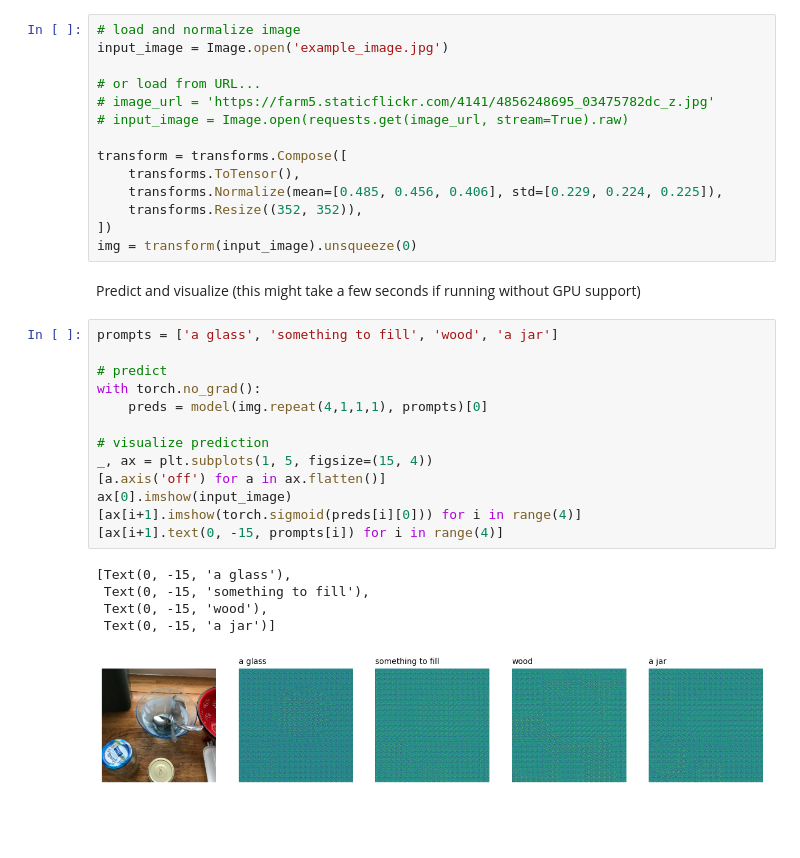
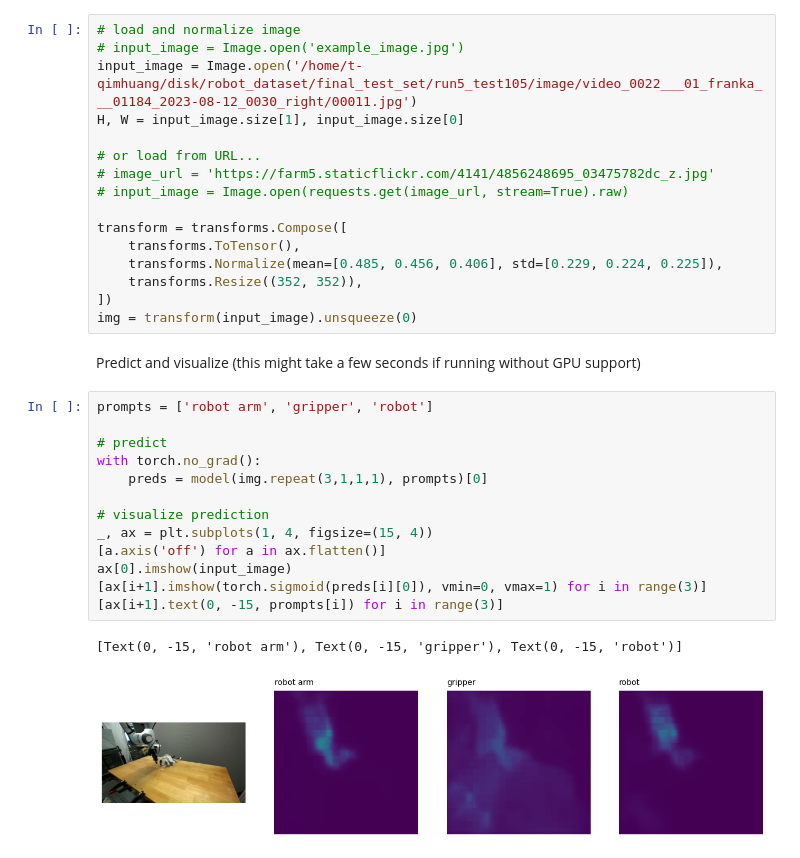
Before and after one commit to ceilingFan456/clipseg, a Jupyter notebook: Quickstart.ipynb, the cells around one changed output. Drawn from its saved outputs; the diff is of its cells as text; blank space fills up the shorter version.

Commit message:
Add robot demo in notebook

```diff
--- a/Quickstart.ipynb
+++ b/Quickstart.ipynb
@@ -21,7 +21,9 @@ _IncompatibleKeys(missing_keys=['clip_model.positional_embedding', 'clip_model.t
 Load and normalize `example_image.jpg`. You can also load through an URL.
 # %%
 # load and normalize image
-input_image = Image.open('example_image.jpg')
+# input_image = Image.open('example_image.jpg')
+input_image = Image.open('/home/t-qimhuang/disk/robot_dataset/final_test_set/run5_test105/image/video_0022___01_franka___01184_2023-08-12_0030_right/00011.jpg')
+H, W = input_image.size[1], input_image.size[0]
 
 # or load from URL...
 # image_url = 'https://farm5.staticflickr.com/4141/4856248695_03475782dc_z.jpg'
@@ -36,21 +38,18 @@ img = transform(input_image).unsqueeze(0)
 # %% [markdown]
 Predict and visualize (this might take a few seconds if running without GPU support)
 # %%
-prompts = ['a glass', 'something to fill', 'wood', 'a jar']
+prompts = ['robot arm', 'gripper', 'robot']
 
 # predict
 with torch.no_grad():
-    preds = model(img.repeat(4,1,1,1), prompts)[0]
+    preds = model(img.repeat(3,1,1,1), prompts)[0]
 
 # visualize prediction
-_, ax = plt.subplots(1, 5, figsize=(15, 4))
+_, ax = plt.subplots(1, 4, figsize=(15, 4))
 [a.axis('off') for a in ax.flatten()]
 ax[0].imshow(input_image)
-[ax[i+1].imshow(torch.sigmoid(preds[i][0])) for i in range(4)]
-[ax[i+1].text(0, -15, prompts[i]) for i in range(4)]
+[ax[i+1].imshow(torch.sigmoid(preds[i][0]), vmin=0, vmax=1) for i in range(3)]
+[ax[i+1].text(0, -15, prompts[i]) for i in range(3)]
 # %% [output]
-[Text(0, -15, 'a glass'),
- Text(0, -15, 'something to fill'),
- Text(0, -15, 'wood'),
- Text(0, -15, 'a jar')]
+[Text(0, -15, 'robot arm'), Text(0, -15, 'gripper'), Text(0, -15, 'robot')]
-[figure, old version]
+[figure, new version]
```
Also changed, not shown: parts of 1 cell of this notebook.
